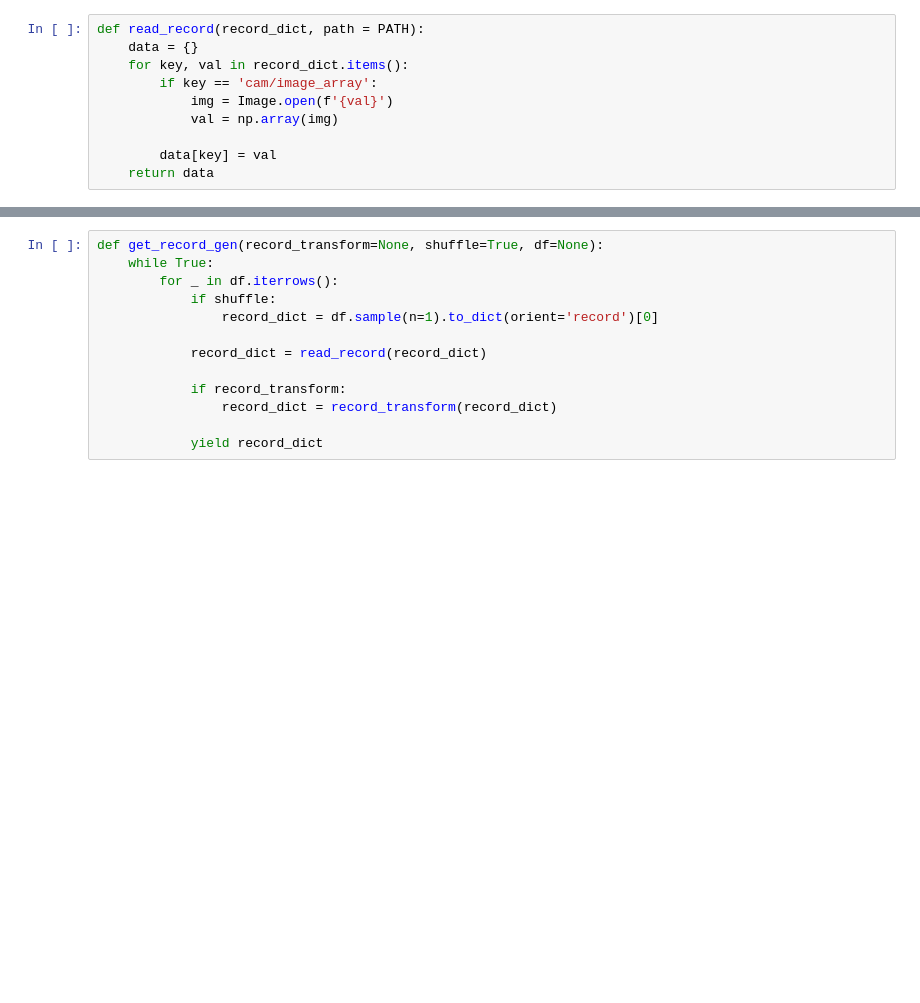
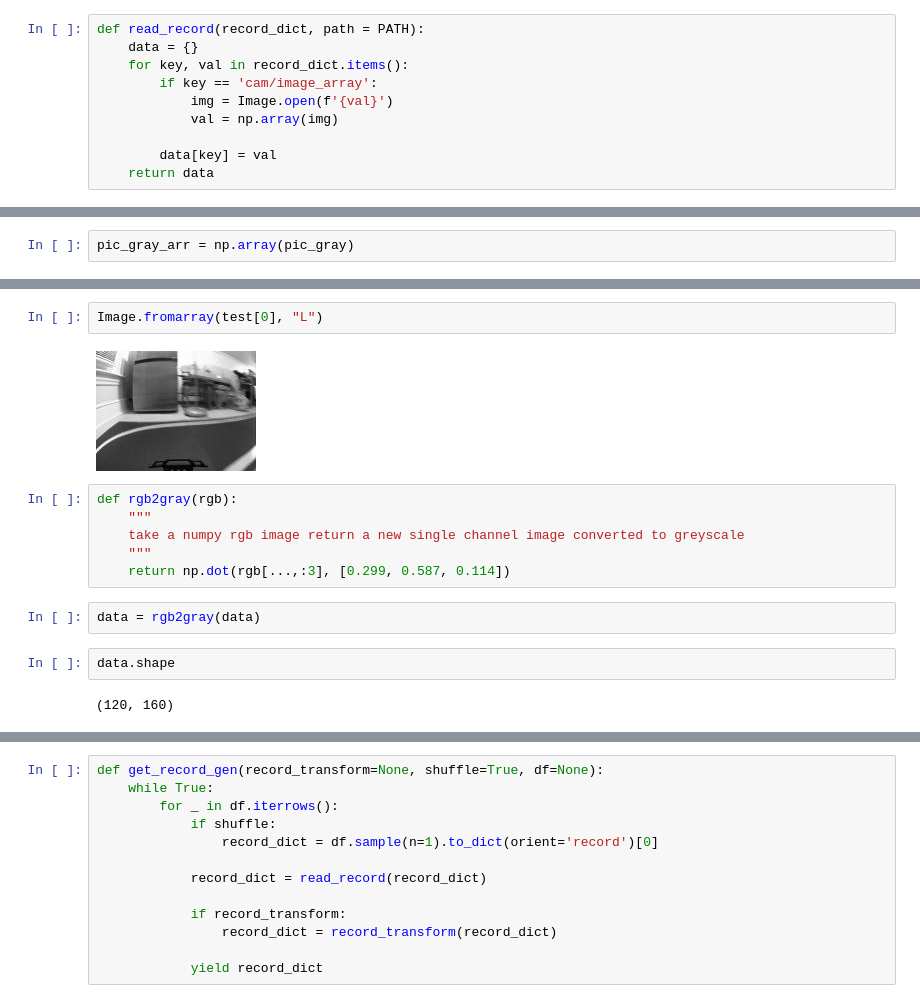
Before and after one commit to Muosvr/mycar, a Jupyter notebook: Donkeycar_Keras.ipynb, the cells around one changed output, grey strips where cells are left out. Saved outputs shown, nothing was run; the diff lists cells and outputs as text; blank space fills up the shorter version.

```diff
--- a/Donkeycar_Keras.ipynb
+++ b/Donkeycar_Keras.ipynb
@@ -142,0 +153,2 @@ Image.fromarray(data, 'RGB')
+# %%
+pic_gray_arr = np.array(pic_gray)
@@ -142,0 +160,16 @@ Image.fromarray(data, 'RGB')
+# %%
+Image.fromarray(test[0], "L")
+# %% [output]
+[figure, added]
+# %%
+def rgb2gray(rgb):
+    """
+    take a numpy rgb image return a new single channel image converted to greyscale
+    """
+    return np.dot(rgb[...,:3], [0.299, 0.587, 0.114])
+# %%
+data = rgb2gray(data)
+# %%
+data.shape
+# %% [output]
+(120, 160)
```
Also changed, not shown: parts of 11 cells of this notebook, 4 other files.
